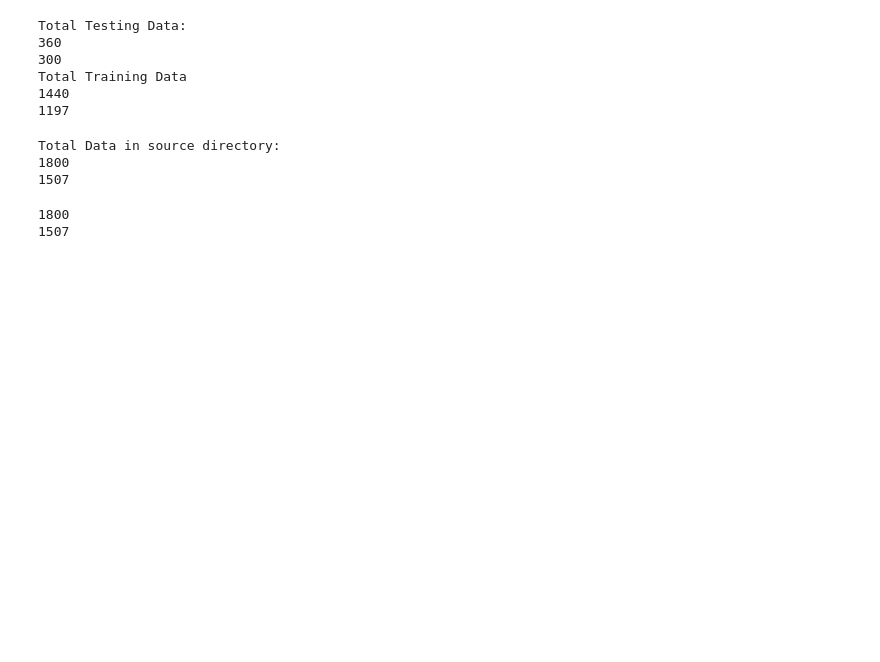
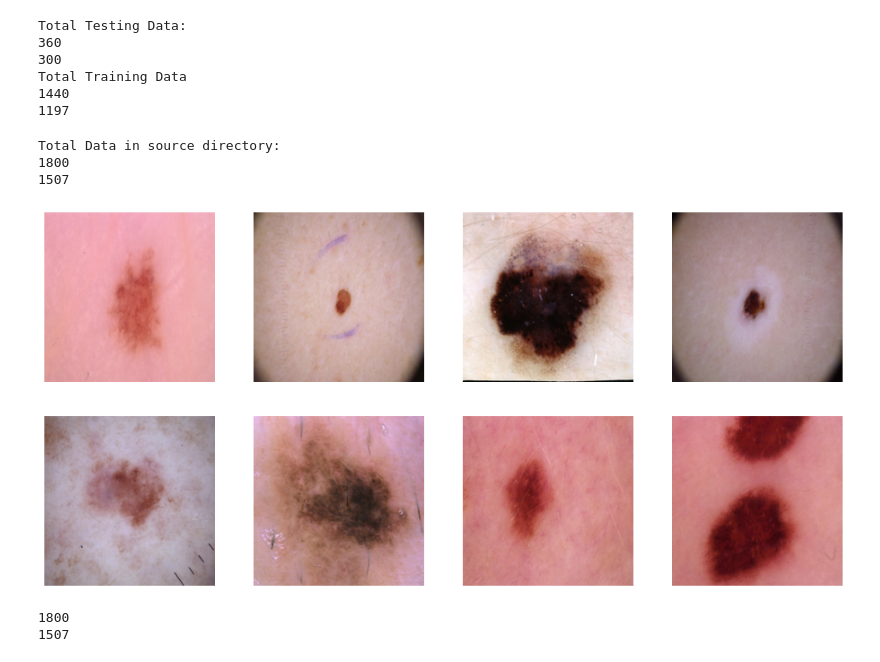
Before and after one commit to ihsanramdhani/skin-cancer-detection, a Jupyter notebook: train.ipynb, the cells around one changed output. Cells and saved outputs as stored; diff of their text form; code cells hidden in the pictures; blank space fills up the shorter version.

```diff
--- a/train.ipynb
+++ b/train.ipynb
@@ -120 +114,42 @@ rename_data(MALIGNANT_DIR, MALIGNANT_DST)
+# %%
+base_dir = "/content/drive/MyDrive/source1"
+
+benign_dir = os.path.join(base_dir, 'benign')
+malignant_dir = os.path.join(base_dir, 'malignant')
+
+benign_fnames = os.listdir(benign_dir)
+malignant_fnames = os.listdir(malignant_dir)
+# %%
+%matplotlib inline
+
+import matplotlib.image as mpimg
+import matplotlib.pyplot as plt
+
+nrows = 4
+ncols = 4
+
+pic_index = 0
+
+fig = plt.gcf()
+fig.set_size_inches(ncols*4, nrows*4)
+
+pic_index+=8
+
+# next_benign_pix = [os.path.join(benign_dir, f)
+#                     for f in benign_fnames[pic_index-8:pic_index]
+#                   ]
+next_malignant_pix = [os.path.join(malignant_dir, f)
+                      for f in malignant_fnames[pic_index-8:pic_index]
+                    ]
+
+for i, img_path in enumerate(next_malignant_pix):
+  sp = plt.subplot(nrows, ncols, i + 1)
+  sp.axis('off')
+
+  img = mpimg.imread(img_path)
+  plt.imshow(img)
+
+plt.show()
+# %% [output]
+[figure, added]
 # %%
```
Also changed, not shown: parts of 2 cells of this notebook.
